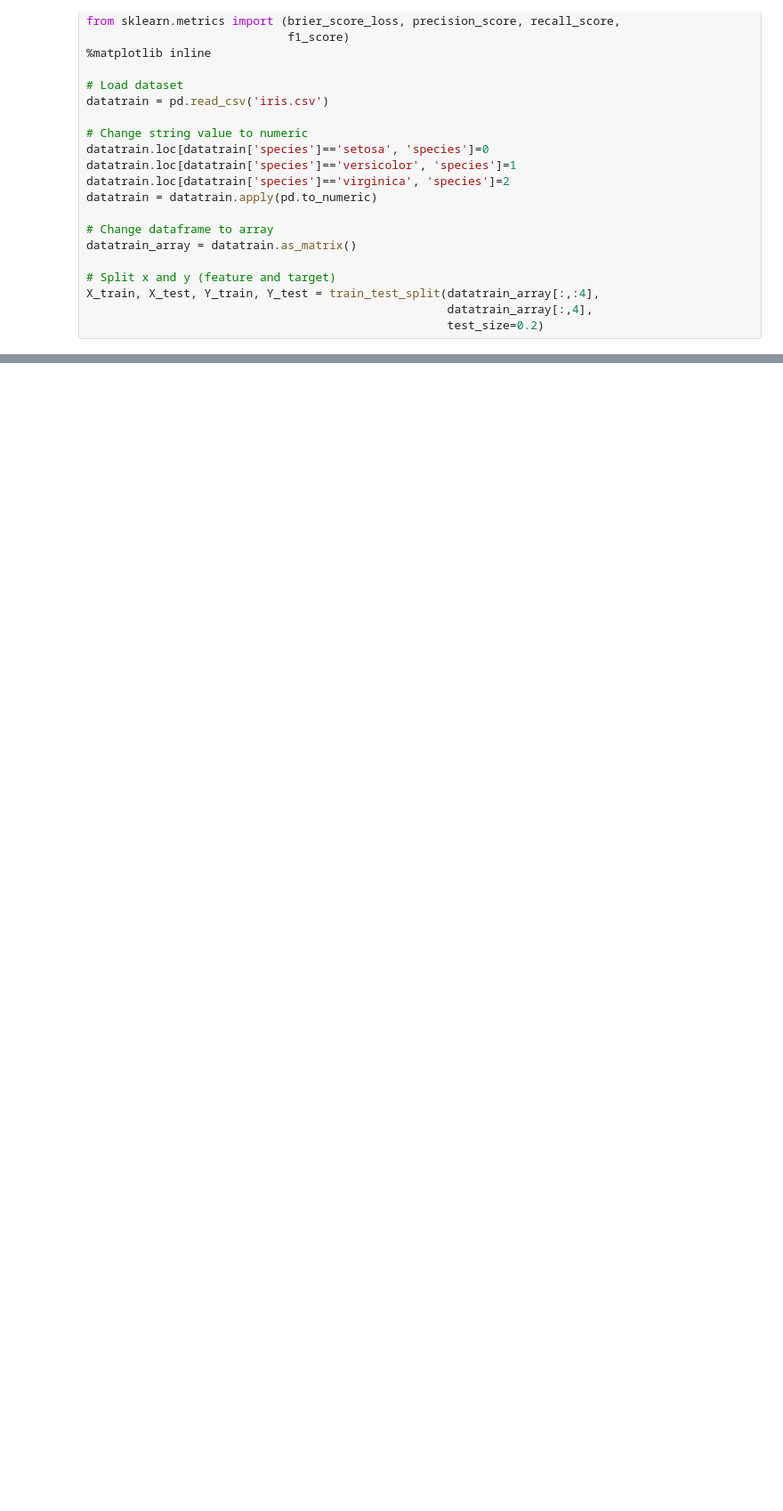
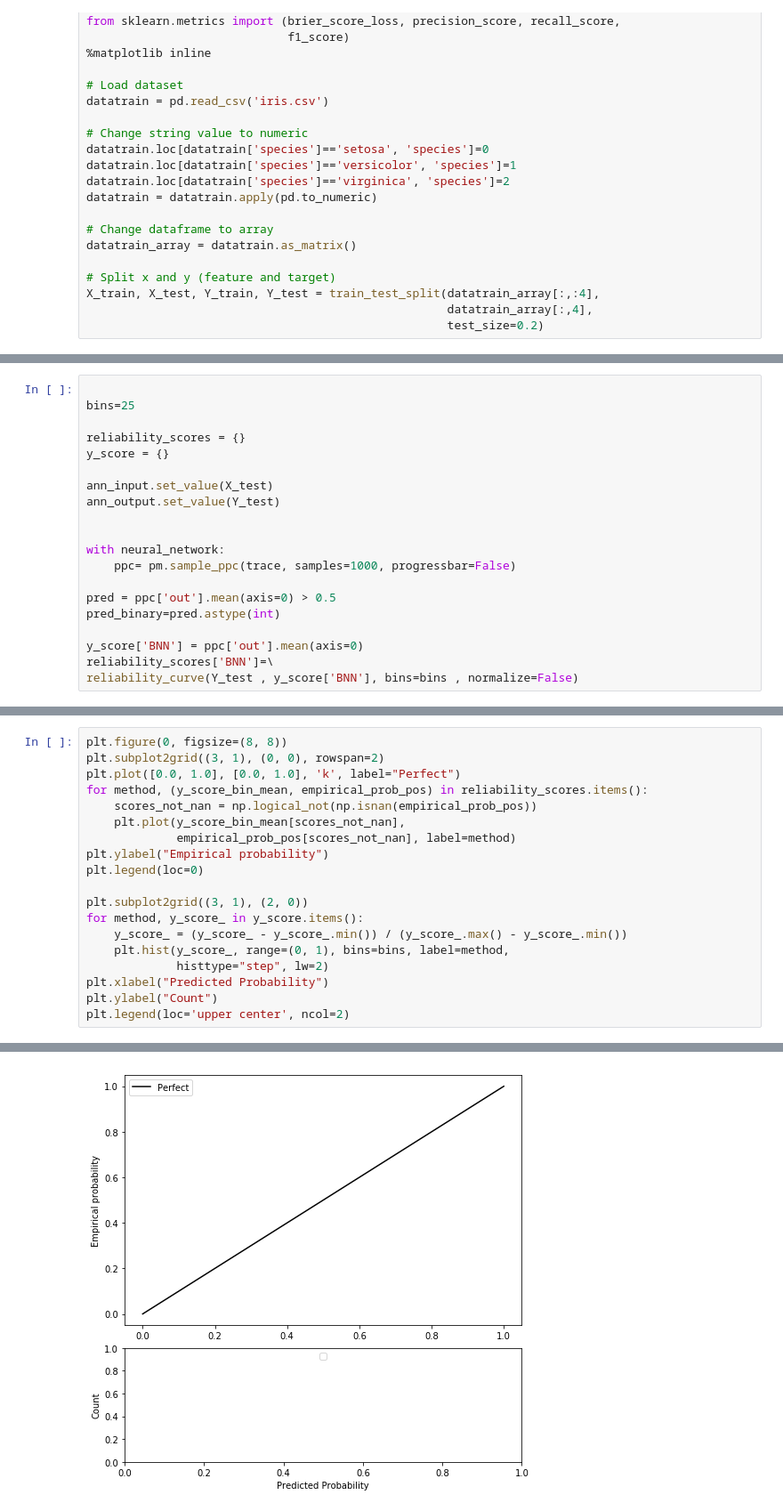
Before and after one commit to TSHTUM007/Masters_project, a Jupyter notebook: NN_iris_dataset.ipynb, the cells around one changed output, grey strips where cells are left out. Shown at 89% size. Drawn from its saved outputs; the diff is of its cells as text; blank space fills up the shorter version.

```diff
--- a/NN_iris_dataset.ipynb
+++ b/NN_iris_dataset.ipynb
@@ -218,0 +314,20 @@ print("\tF1: %1.3f\n" % f1_score(Y_test, pred))'''
+# %%
+
+bins=25
+
+reliability_scores = {}
+y_score = {}
+
+ann_input.set_value(X_test)
+ann_output.set_value(Y_test)
+
+
+with neural_network:
+    ppc= pm.sample_ppc(trace, samples=1000, progressbar=False)
+
+pred = ppc['out'].mean(axis=0) > 0.5
+pred_binary=pred.astype(int)
+
+y_score['BNN'] = ppc['out'].mean(axis=0)
+reliability_scores['BNN']=\
+reliability_curve(Y_test , y_score['BNN'], bins=bins , normalize=False)
@@ -218,0 +336,20 @@ print("\tF1: %1.3f\n" % f1_score(Y_test, pred))'''
+# %%
+plt.figure(0, figsize=(8, 8))
+plt.subplot2grid((3, 1), (0, 0), rowspan=2)
+plt.plot([0.0, 1.0], [0.0, 1.0], 'k', label="Perfect")
+for method, (y_score_bin_mean, empirical_prob_pos) in reliability_scores.items():
+    scores_not_nan = np.logical_not(np.isnan(empirical_prob_pos))
+    plt.plot(y_score_bin_mean[scores_not_nan],
+             empirical_prob_pos[scores_not_nan], label=method)
+plt.ylabel("Empirical probability")
+plt.legend(loc=0)
+
+plt.subplot2grid((3, 1), (2, 0))
+for method, y_score_ in y_score.items():
+    y_score_ = (y_score_ - y_score_.min()) / (y_score_.max() - y_score_.min())
+    plt.hist(y_score_, range=(0, 1), bins=bins, label=method,
+             histtype="step", lw=2)
+plt.xlabel("Predicted Probability")
+plt.ylabel("Count")
+plt.legend(loc='upper center', ncol=2)
+# %% [output]
@@ -218,0 +358 @@ print("\tF1: %1.3f\n" % f1_score(Y_test, pred))'''
+[figure, added]
```
Also changed, not shown: parts of 10 cells of this notebook, 8 other files.
